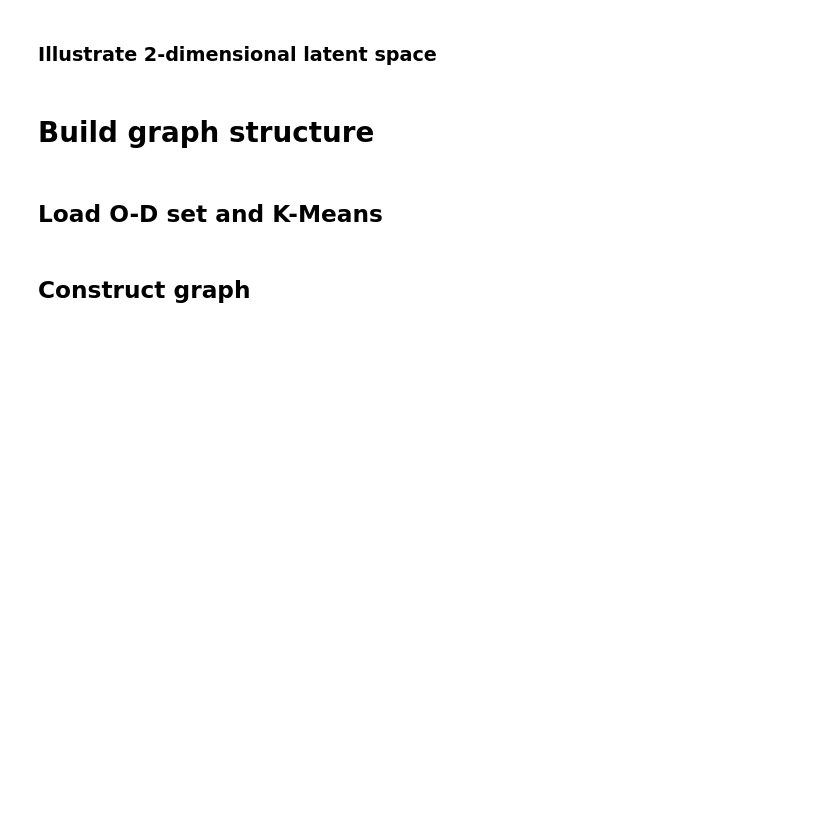
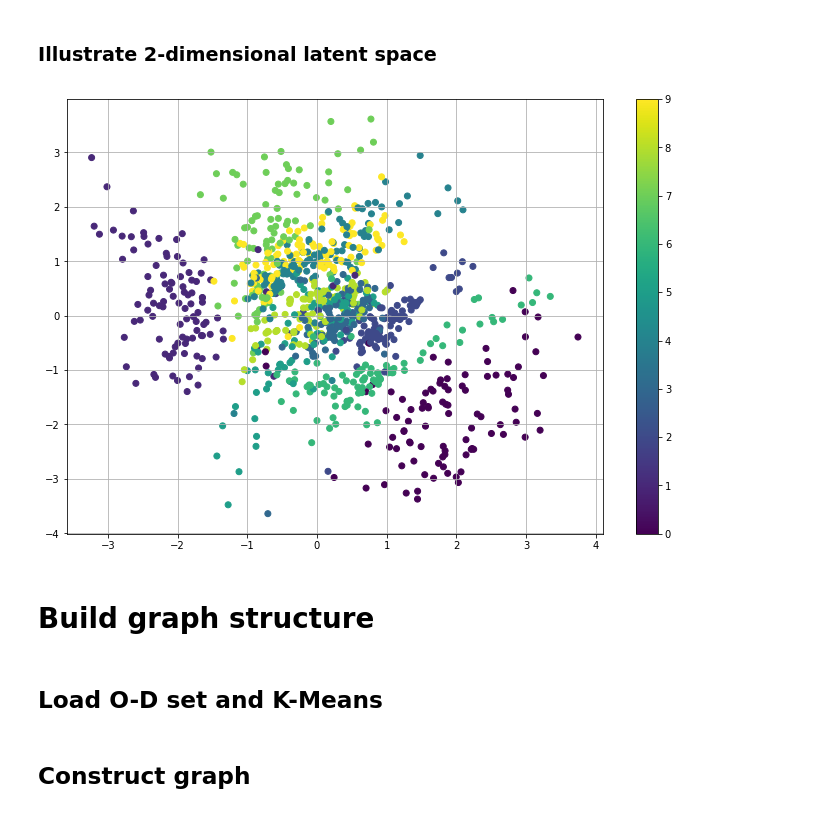
Before and after one commit to Logan-Lin/ELAINE-tensorflow, a Jupyter notebook: ELAINE.ipynb, the cells around one changed output. Drawn from its saved outputs; the diff is of its cells as text; code cells hidden in the pictures; blank space fills up the shorter version.

```diff
--- a/ELAINE.ipynb
+++ b/ELAINE.ipynb
@@ -340,9 +327,12 @@ x_sample, y_sample = mnist.test.next_batch(100)
 # %%
+x_sample, y_sample = mnist.test.next_batch(1000)
 _, z_mu = vae.transform(x_sample)
 plt.figure(figsize=(12, 8))
 plt.scatter(z_mu[:, 0], z_mu[:, 1], c=np.argmax(y_sample, 1))
 plt.colorbar()
 plt.grid()
+# %% [output]
+[figure, added]
 # %% [markdown]
 # Build graph structure
 # %%
```
Also changed, not shown: parts of 11 cells of this notebook.
